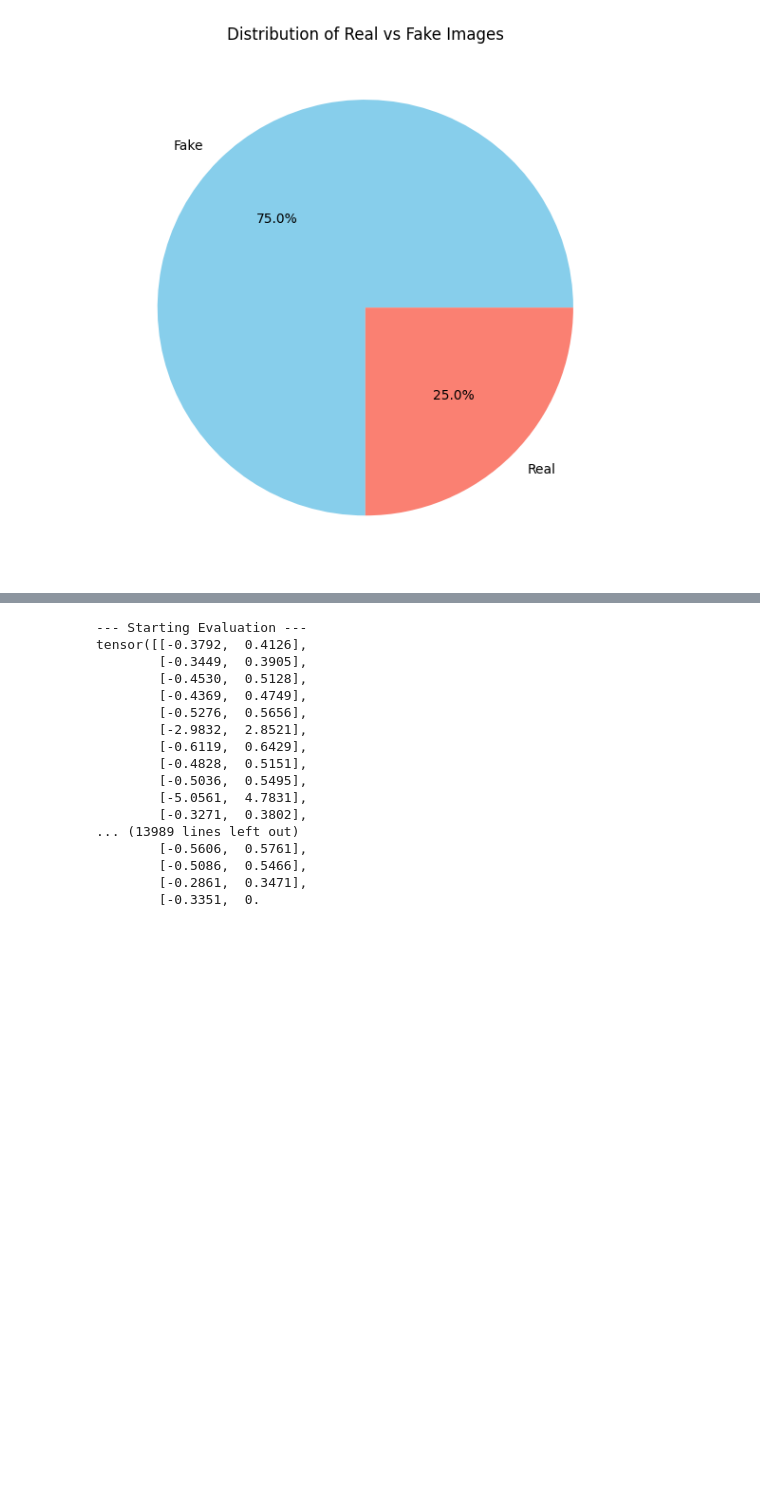
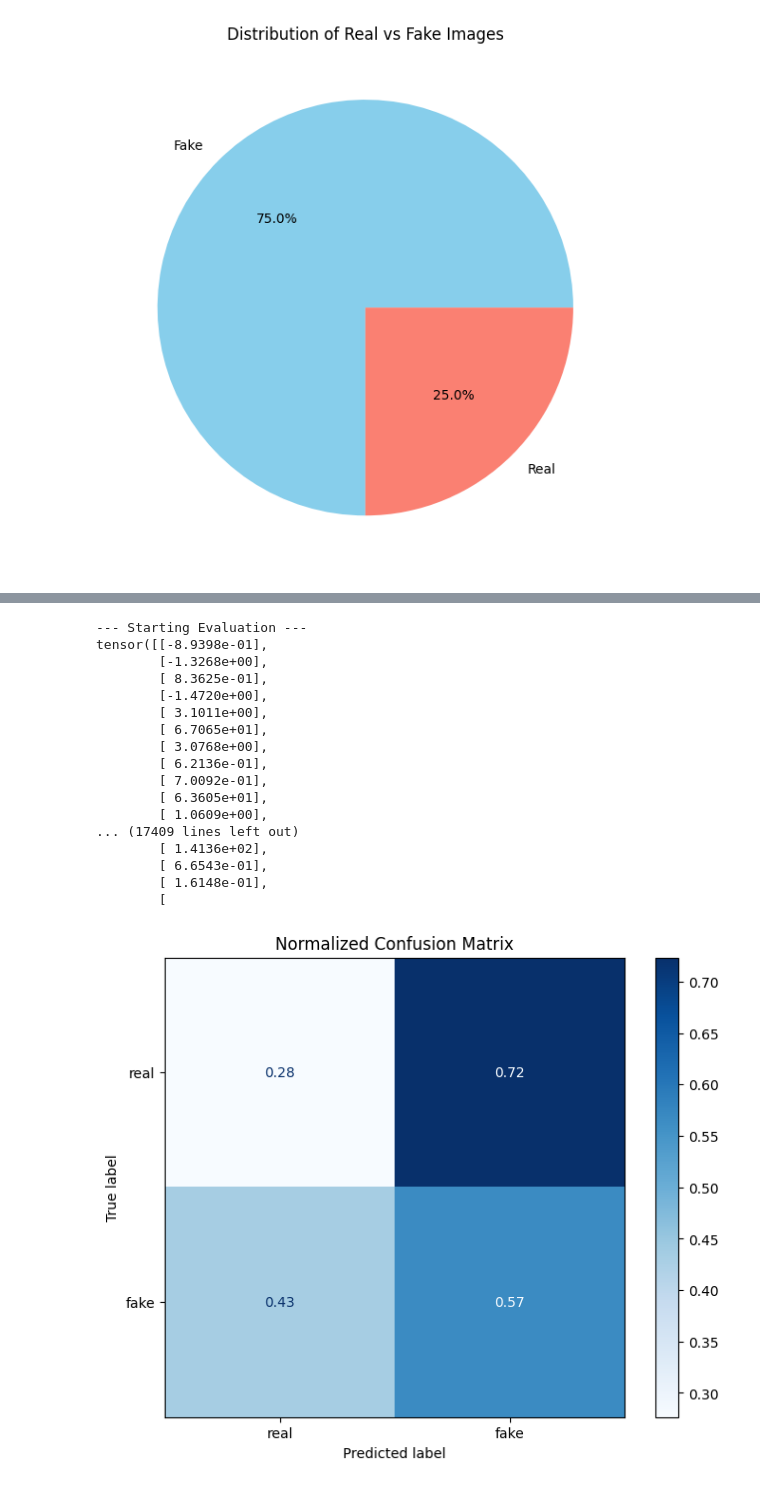
Before and after one commit to jmlima1234/ACPR, a Jupyter notebook: classifier.ipynb, the cells around one changed output, grey strips where cells are left out. Drawn from its saved outputs; the diff is of its cells as text; code cells hidden in the pictures; blank space fills up the shorter version.

```diff
--- a/classifier.ipynb
+++ b/classifier.ipynb
@@ -177,6 +196,10 @@ X, y = load_and_preprocess_images(DATA_DIR, IMG_SIZE, SAVE_PATH)
 # Split the data
 print("\nSplitting data into training and testing sets (80/20)...")
 X_train, X_test, y_train, y_test = train_test_split(X, y, test_size=0.2, random_state=42)
+X_train = torch.tensor(X_train, dtype=torch.float32).permute(0, 3, 1, 2)  # Change shape to [batch, channels, height, width]
+X_test = torch.tensor(X_test, dtype=torch.float32).permute(0, 3, 1, 2)
+y_train = torch.tensor(y_train, dtype=torch.float32).view(-1, 1)  # Reshape for BCE loss
+y_test = torch.tensor(y_test, dtype=torch.float32).view(-1, 1)
 # %% [output]
 --- Starting Image Classification ---
 Loading preprocessed data from preprocessed_data.npz...
@@ -347,55 +334,69 @@ KeyboardInterrupt:
 # %%
-# Evaluation
 print("\n--- Starting Evaluation ---")
 from sklearn.metrics import classification_report, confusion_matrix, ConfusionMatrixDisplay
 
+model.eval()
+all_preds = []
+all_labels = []
+
 with torch.no_grad():
-    all_preds = []
-    all_labels = []
+    for inputs, labels in test_loader:
+        inputs, labels = inputs.to(DEVICE), labels.to(DEVICE, dtype=torch.float32)
 
-    for inputs, labels in test_loader:
-        inputs, labels = inputs.to(DEVICE), labels.to(DEVICE)
         outputs = model(inputs)
         print(outputs)
-        _, predicted = torch.max(outputs.data, 1)
+
+        # Apply sigmoid if using BCEWithLogitsLoss
+        if isinstance(criterion, nn.BCEWithLogitsLoss):
+            outputs = torch.sigmoid(outputs)
+
+        # Convert probabilities to binary predictions (threshold at 0.5)
+        predicted = (outputs >= 0.5).float()
 
         # Store predictions and labels
-        all_preds.extend(predicted.cpu().numpy())
-        all_labels.extend(labels.cpu().numpy())
+        all_preds.extend(predicted.cpu().numpy().flatten())  # Flatten to 1D list
+        all_labels.extend(labels.cpu().numpy().flatten())    # Flatten to 1D list
 
-display(all_labels)
-display(all_preds)
+# Convert lists to NumPy arrays for evaluation
+all_preds = np.array(all_preds, dtype=int)
+all_labels = np.array(all_labels, dtype=int)
 
+# Display predictions and labels
+print("\nSample Predictions:")
+print(f"True Labels   : {all_labels[:20]}")
+print(f"Predicted     : {all_preds[:20]}")
 
-# Generate comprehensive reports
+# Generate classification report
 print("\nClassification Report:")
-print(classification_report(all_labels, all_preds, target_names=[0, 1]))
+print(classification_report(all_labels, all_preds, target_names=['real', 'fake']))
 
-# Plot confusion matrix with sklearn's built-in visualization
+# Plot confusion matrix
 cm = confusion_matrix(all_labels, all_preds, normalize='true')
-disp = ConfusionMatrixDisplay(confusion_matrix=cm, display_labels=[0, 1])
+disp = ConfusionMatrixDisplay(confusion_matrix=cm, display_labels=['real', 'fake'])
+
 fig, ax = plt.subplots(figsize=(8, 6))
-disp.plot(ax=ax, cmap='Blues', values_format='.2f')
+disp.plot(ax=ax, cmap='Blues', values_format=".2f")
 plt.title('Normalized Confusion Matrix')
 plt.savefig('confusion_matrix.png')
 plt.show()
 
 print("\n--- Classification Complete ---")
 # %% [output]
 --- Starting Evaluation ---
-tensor([[-0.3792,  0.4126],
-        [-0.3449,  0.3905],
-        [-0.4530,  0.5128],
-        [-0.4369,  0.4749],
-        [-0.5276,  0.5656],
-        [-2.9832,  2.8521],
-        [-0.6119,  0.6429],
-        [-0.4828,  0.5151],
-        [-0.5036,  0.5495],
-        [-5.0561,  4.7831],
-        [-0.3271,  0.3802],
-... (13989 lines left out)
-        [-0.5606,  0.5761],
-        [-0.5086,  0.5466],
-        [-0.2861,  0.3471],
-        [-0.3351,  0.
+tensor([[-8.9398e-01],
+        [-1.3268e+00],
+        [ 8.3625e-01],
+        [-1.4720e+00],
+        [ 3.1011e+00],
+        [ 6.7065e+01],
+        [ 3.0768e+00],
+        [ 6.2136e-01],
+        [ 7.0092e-01],
+        [ 6.3605e+01],
+        [ 1.0609e+00],
+... (17409 lines left out)
+        [ 1.4136e+02],
+        [ 6.6543e-01],
+        [ 1.6148e-01],
+        [
+[figure, added]
```
Also changed, not shown: parts of 6 cells of this notebook, 4 other files.
